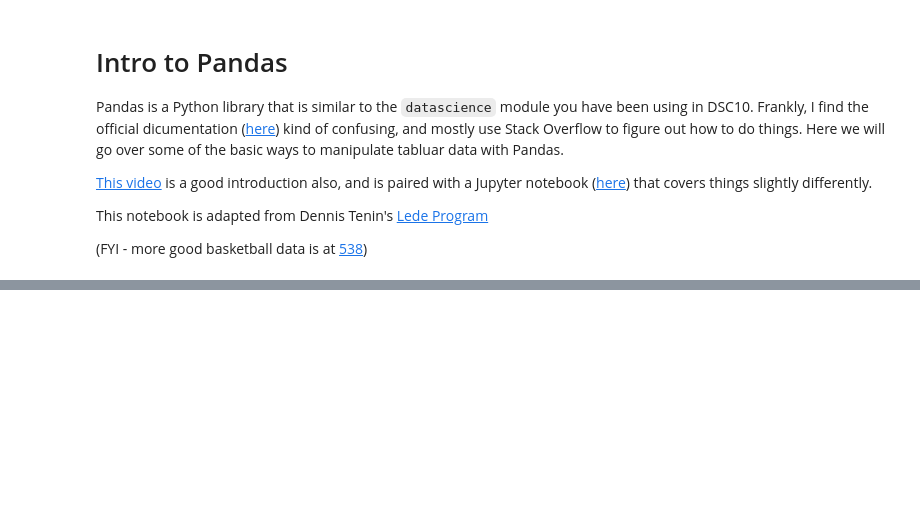
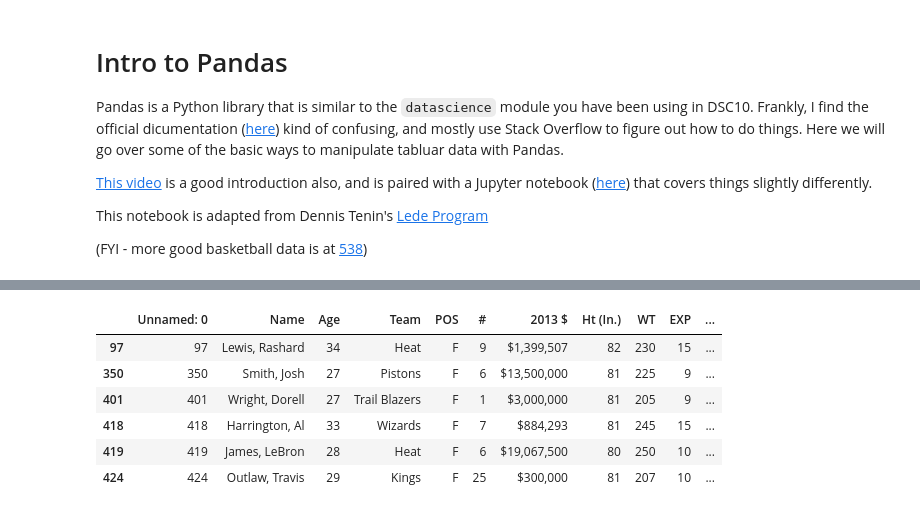
Before and after one commit to gquer/dsc-96_winter19, a Jupyter notebook: 05_python/Pandas.ipynb, the cells around one changed output, grey strips where cells are left out. Cells and saved outputs as stored; diff of their text form; code cells hidden in the pictures; blank space fills up the shorter version.

```diff
--- a/05_python/Pandas.ipynb
+++ b/05_python/Pandas.ipynb
@@ -24,6 +75,14 @@ nba_df[nba_df["POS"] == "F"].head()
 # %%
 # Get all of the people who match a certain characteristic
-nba_df[(nba_df["POS"] == "F") & (nba_df["HS Only"] == "No") ].head()
+nba_df[(nba_df["POS"] == "F") & (nba_df["HS Only"] == "Yes") ].head(10)
+# %% [output]
+|  | Unnamed: 0 | Name | Age | Team | POS | # | 2013 $ | Ht (In.) | WT | EXP | ... |
+| 97 | 97 | Lewis, Rashard | 34 | Heat | F | 9 | $1,399,507 | 82 | 230 | 15 | ... |
+| 350 | 350 | Smith, Josh | 27 | Pistons | F | 6 | $13,500,000 | 81 | 225 | 9 | ... |
+| 401 | 401 | Wright, Dorell | 27 | Trail Blazers | F | 1 | $3,000,000 | 81 | 205 | 9 | ... |
+| 418 | 418 | Harrington, Al | 33 | Wizards | F | 7 | $884,293 | 81 | 245 | 15 | ... |
+| 419 | 419 | James, LeBron | 28 | Heat | F | 6 | $19,067,500 | 80 | 250 | 10 | ... |
+| 424 | 424 | Outlaw, Travis | 29 | Kings | F | 25 | $300,000 | 81 | 207 | 10 | ... |
 # %%
 # Get all of the people who match one of any X characteristics
 nba_df[(nba_df["POS"] == "F") | (nba_df["POS"] == "G") ].head()
```
Also changed, not shown: parts of 23 cells of this notebook, 8 other files.
